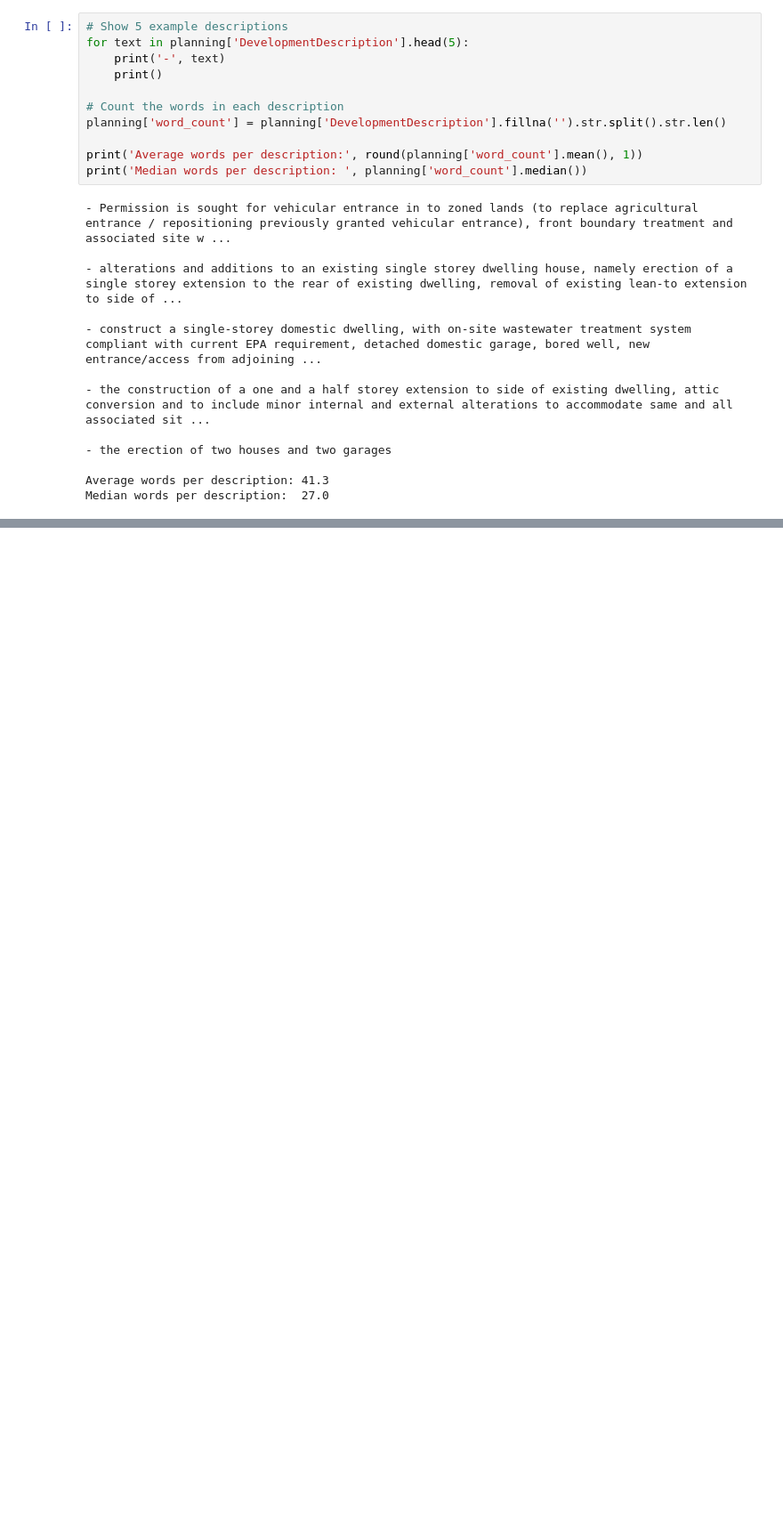
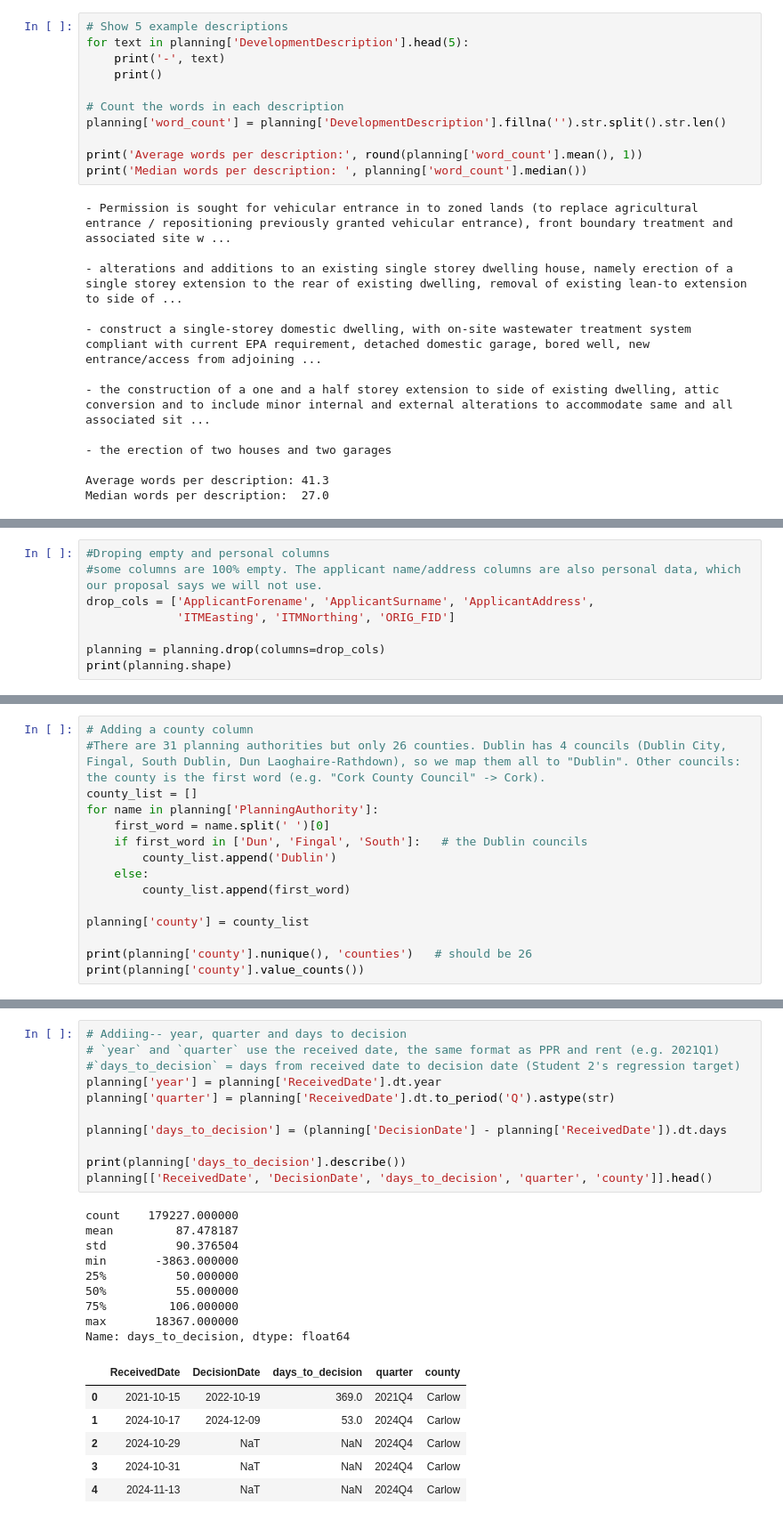
Before and after one commit to pacharyanci/ML-House-Price-Project, a Jupyter notebook: Notebooks/data_cleaning/national_planning_data.ipynb, the cells around one changed output, grey strips where cells are left out. Shown at 89% size. Saved outputs shown, nothing was run; the diff lists cells and outputs as text; blank space fills up the shorter version.

Commit message:
in national planning i adddropped the columns which are totally empty and added county the unique one that should be 26 and then i saved in the processed file

```diff
--- a/Notebooks/data_cleaning/national_planning_data.ipynb
+++ b/Notebooks/data_cleaning/national_planning_data.ipynb
@@ -159,3 +159,11 @@ planning.head()
 | 2 | 887 | Carlow County Council | 2446 | construct a single-storey domesti... | Ballypierce , Kildavin , Co.Carlow | ... |
 | 3 | 888 | Carlow County Council | 2447 | the construction of a one and a h... | Rickettstown , Rathvilly , Co. Ca... | ... |
 | 4 | 889 | Carlow County Council | 2448 | the erection of two houses and tw... | Burrin Road , Paupish Lane , Carlow | ... |
+# %%
+#Droping empty and personal columns
+#some columns are 100% empty. The applicant name/address columns are also personal data, which our proposal says we will not use.
+drop_cols = ['ApplicantForename', 'ApplicantSurname', 'ApplicantAddress',
+             'ITMEasting', 'ITMNorthing', 'ORIG_FID']
+
+planning = planning.drop(columns=drop_cols)
+print(planning.shape)
@@ -161,0 +172,15 @@ planning.head()
+# %%
+# Adding a county column
+#There are 31 planning authorities but only 26 counties. Dublin has 4 councils (Dublin City, Fingal, South Dublin, Dun Laoghaire-Rathdown), so we map them all to "Dublin". Other councils: the county is the first word (e.g. "Cork County Council" -> Cork).
+county_list = []
+for name in planning['PlanningAuthority']:
+    first_word = name.split(' ')[0]
+    if first_word in ['Dun', 'Fingal', 'South']:   # the Dublin councils
+        county_list.append('Dublin')
+    else:
+        county_list.append(first_word)
+
+planning['county'] = county_list
+
+print(planning['county'].nunique(), 'counties')   # should be 26
+print(planning['county'].value_counts())
@@ -161,0 +205,27 @@ planning.head()
+# %%
+# Addiing-- year, quarter and days to decision
+# `year` and `quarter` use the received date, the same format as PPR and rent (e.g. 2021Q1)
+#`days_to_decision` = days from received date to decision date (Student 2's regression target)
+planning['year'] = planning['ReceivedDate'].dt.year
+planning['quarter'] = planning['ReceivedDate'].dt.to_period('Q').astype(str)
+
+planning['days_to_decision'] = (planning['DecisionDate'] - planning['ReceivedDate']).dt.days
+
+print(planning['days_to_decision'].describe())
+planning[['ReceivedDate', 'DecisionDate', 'days_to_decision', 'quarter', 'county']].head()
+# %% [output]
+count    179227.000000
+mean         87.478187
+std          90.376504
+min       -3863.000000
+25%          50.000000
+50%          55.000000
+75%         106.000000
+max       18367.000000
+Name: days_to_decision, dtype: float64
+|  | ReceivedDate | DecisionDate | days_to_decision | quarter | county |
+| 0 | 2021-10-15 | 2022-10-19 | 369.0 | 2021Q4 | Carlow |
+| 1 | 2024-10-17 | 2024-12-09 | 53.0 | 2024Q4 | Carlow |
+| 2 | 2024-10-29 | NaT | NaN | 2024Q4 | Carlow |
+| 3 | 2024-10-31 | NaT | NaN | 2024Q4 | Carlow |
+| 4 | 2024-11-13 | NaT | NaN | 2024Q4 | Carlow |
```
Also changed, not shown: parts of 3 cells of this notebook.
